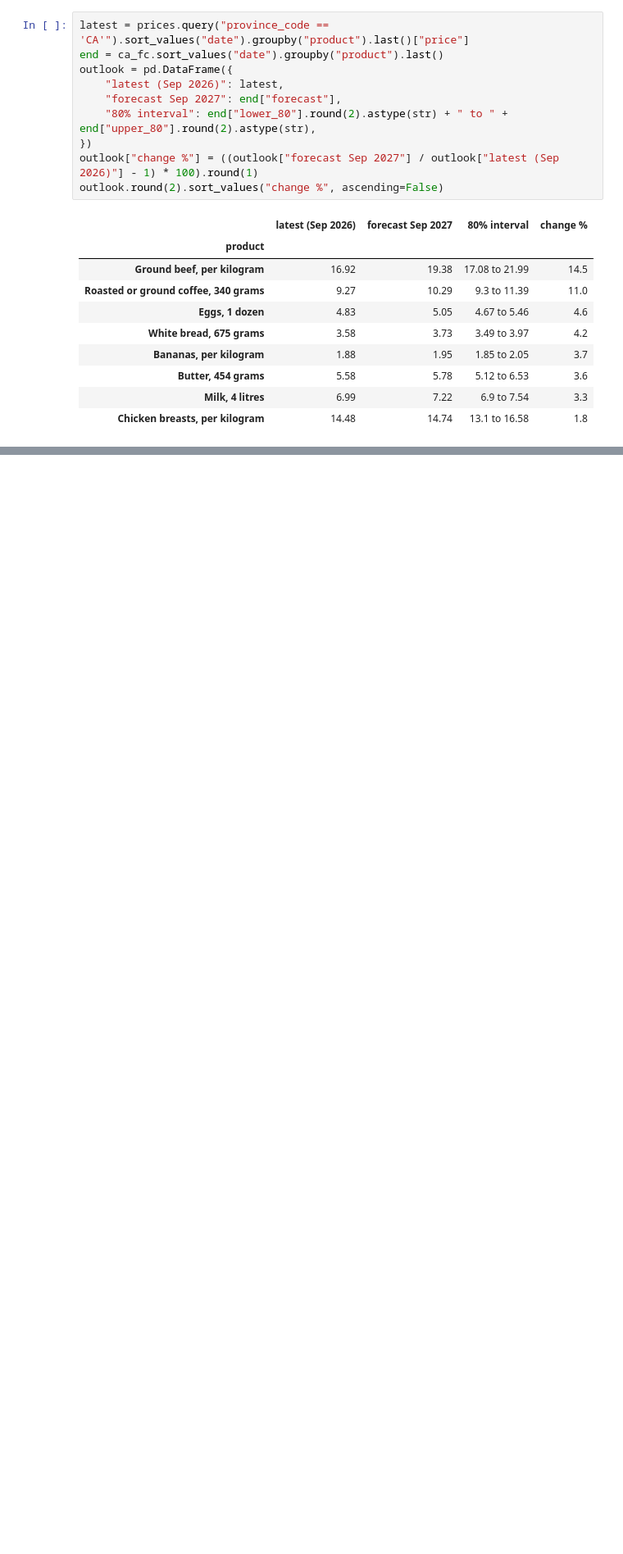
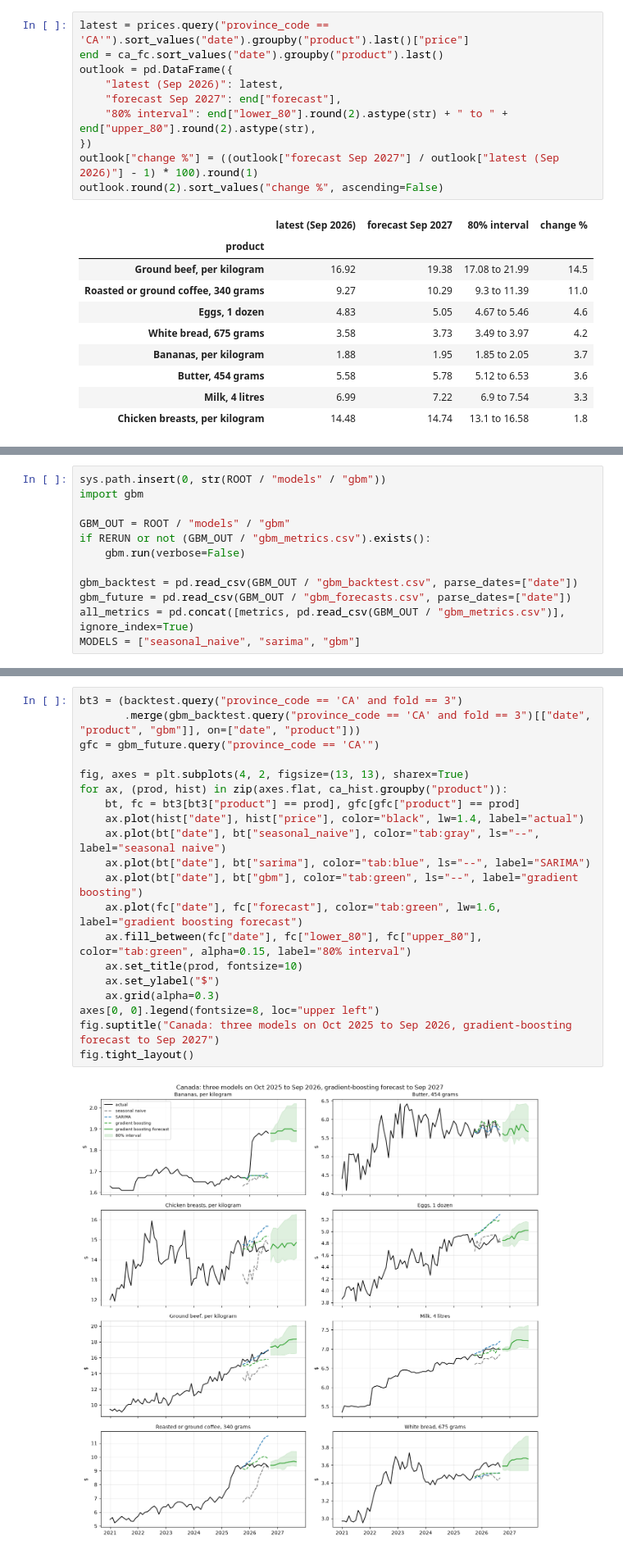
Before and after one commit to therealstephj/Canadian-Grocery-Price-Intelligence, a Jupyter notebook: notebooks/forecasting.ipynb, the cells around one changed output, grey strips where cells are left out. Shown at 82% size. Cells and saved outputs as stored; diff of their text form; blank space fills up the shorter version.

```diff
--- a/notebooks/forecasting.ipynb
+++ b/notebooks/forecasting.ipynb
@@ -171,0 +179,12 @@ A gradient-boosting model with lag features, scored on these same three folds, s
+# %%
+sys.path.insert(0, str(ROOT / "models" / "gbm"))
+import gbm
+
+GBM_OUT = ROOT / "models" / "gbm"
+if RERUN or not (GBM_OUT / "gbm_metrics.csv").exists():
+    gbm.run(verbose=False)
+
+gbm_backtest = pd.read_csv(GBM_OUT / "gbm_backtest.csv", parse_dates=["date"])
+gbm_future = pd.read_csv(GBM_OUT / "gbm_forecasts.csv", parse_dates=["date"])
+all_metrics = pd.concat([metrics, pd.read_csv(GBM_OUT / "gbm_metrics.csv")], ignore_index=True)
+MODELS = ["seasonal_naive", "sarima", "gbm"]
@@ -171,0 +247,22 @@ A gradient-boosting model with lag features, scored on these same three folds, s
+# %%
+bt3 = (backtest.query("province_code == 'CA' and fold == 3")
+       .merge(gbm_backtest.query("province_code == 'CA' and fold == 3")[["date", "product", "gbm"]], on=["date", "product"]))
+gfc = gbm_future.query("province_code == 'CA'")
+
+fig, axes = plt.subplots(4, 2, figsize=(13, 13), sharex=True)
+for ax, (prod, hist) in zip(axes.flat, ca_hist.groupby("product")):
+    bt, fc = bt3[bt3["product"] == prod], gfc[gfc["product"] == prod]
+    ax.plot(hist["date"], hist["price"], color="black", lw=1.4, label="actual")
+    ax.plot(bt["date"], bt["seasonal_naive"], color="tab:gray", ls="--", label="seasonal naive")
+    ax.plot(bt["date"], bt["sarima"], color="tab:blue", ls="--", label="SARIMA")
+    ax.plot(bt["date"], bt["gbm"], color="tab:green", ls="--", label="gradient boosting")
+    ax.plot(fc["date"], fc["forecast"], color="tab:green", lw=1.6, label="gradient boosting forecast")
+    ax.fill_between(fc["date"], fc["lower_80"], fc["upper_80"], color="tab:green", alpha=0.15, label="80% interval")
+    ax.set_title(prod, fontsize=10)
+    ax.set_ylabel("$")
+    ax.grid(alpha=0.3)
+axes[0, 0].legend(fontsize=8, loc="upper left")
+fig.suptitle("Canada: three models on Oct 2025 to Sep 2026, gradient-boosting forecast to Sep 2027")
+fig.tight_layout()
+# %% [output]
+[figure, added]
```
Also changed, not shown: parts of 13 cells of this notebook, 5 other files.
